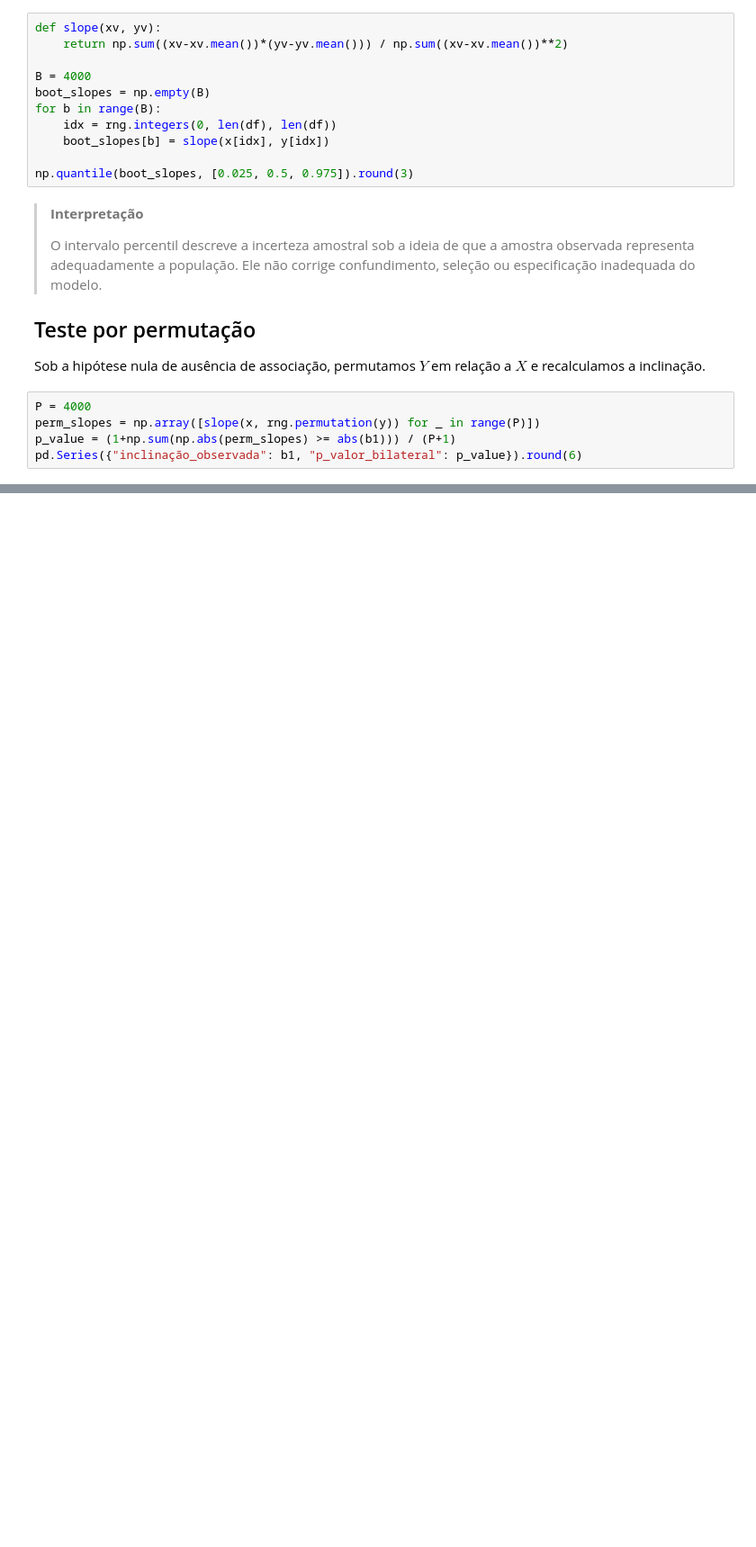
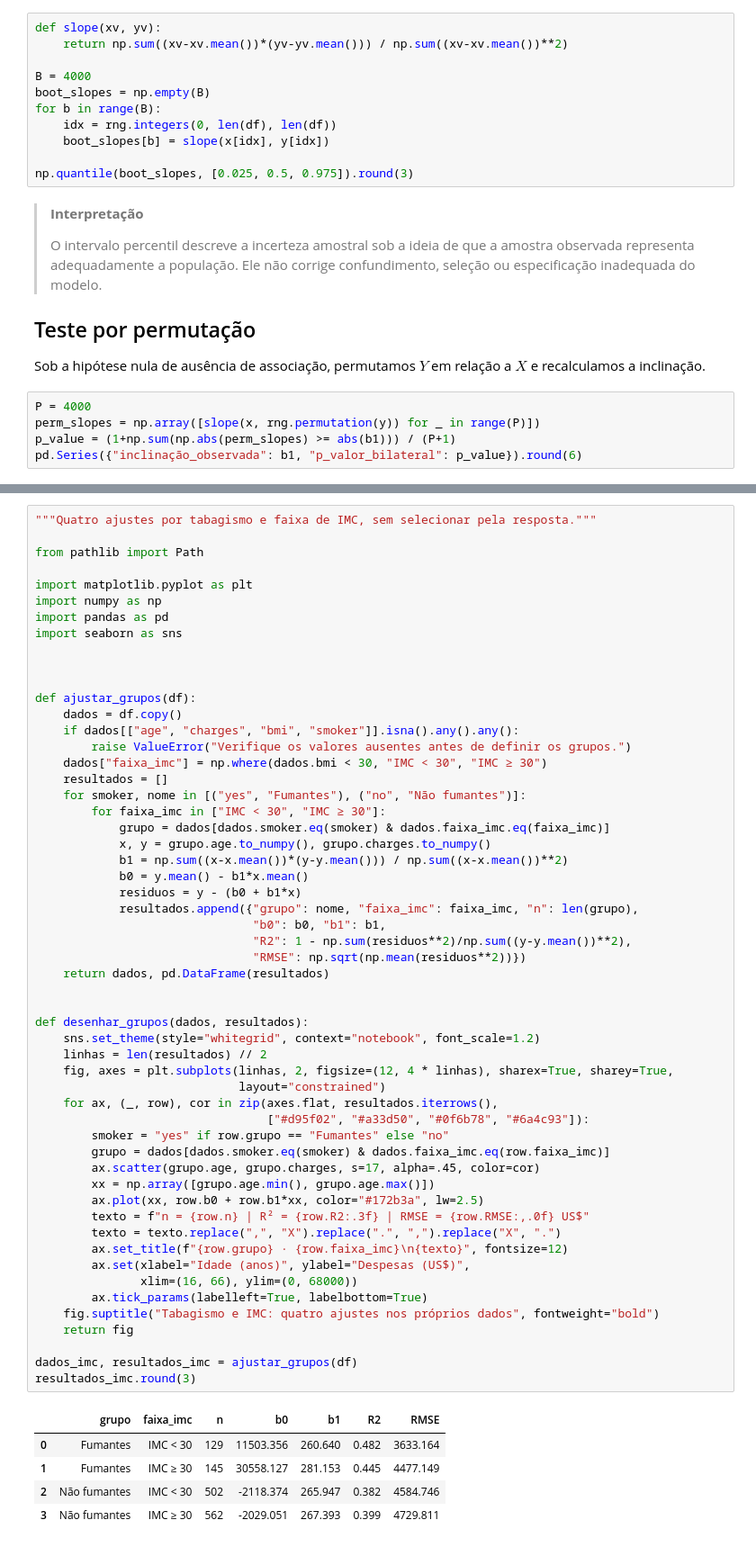
Before and after one commit to heitorramos/icd, a Jupyter notebook: exemplos/17-regressao-linear/notebook-colab.ipynb, the cells around one changed output, grey strips where cells are left out. Shown at 90% size. Saved outputs shown, nothing was run; the diff lists cells and outputs as text; blank space fills up the shorter version.

```diff
--- a/exemplos/17-regressao-linear/notebook-colab.ipynb
+++ b/exemplos/17-regressao-linear/notebook-colab.ipynb
@@ -449,0 +418,61 @@ retomada.
+# %%
+"""Quatro ajustes por tabagismo e faixa de IMC, sem selecionar pela resposta."""
+
+from pathlib import Path
+
+import matplotlib.pyplot as plt
+import numpy as np
+import pandas as pd
+import seaborn as sns
+
+
+
+def ajustar_grupos(df):
+    dados = df.copy()
+    if dados[["age", "charges", "bmi", "smoker"]].isna().any().any():
+        raise ValueError("Verifique os valores ausentes antes de definir os grupos.")
+    dados["faixa_imc"] = np.where(dados.bmi < 30, "IMC < 30", "IMC ≥ 30")
+    resultados = []
+    for smoker, nome in [("yes", "Fumantes"), ("no", "Não fumantes")]:
+        for faixa_imc in ["IMC < 30", "IMC ≥ 30"]:
+            grupo = dados[dados.smoker.eq(smoker) & dados.faixa_imc.eq(faixa_imc)]
+            x, y = grupo.age.to_numpy(), grupo.charges.to_numpy()
+            b1 = np.sum((x-x.mean())*(y-y.mean())) / np.sum((x-x.mean())**2)
+            b0 = y.mean() - b1*x.mean()
+            residuos = y - (b0 + b1*x)
+            resultados.append({"grupo": nome, "faixa_imc": faixa_imc, "n": len(grupo),
+                               "b0": b0, "b1": b1,
+                               "R2": 1 - np.sum(residuos**2)/np.sum((y-y.mean())**2),
+                               "RMSE": np.sqrt(np.mean(residuos**2))})
+    return dados, pd.DataFrame(resultados)
+
+
+def desenhar_grupos(dados, resultados):
+    sns.set_theme(style="whitegrid", context="notebook", font_scale=1.2)
+    linhas = len(resultados) // 2
+    fig, axes = plt.subplots(linhas, 2, figsize=(12, 4 * linhas), sharex=True, sharey=True,
+                             layout="constrained")
+    for ax, (_, row), cor in zip(axes.flat, resultados.iterrows(),
+                                 ["#d95f02", "#a33d50", "#0f6b78", "#6a4c93"]):
+        smoker = "yes" if row.grupo == "Fumantes" else "no"
+        grupo = dados[dados.smoker.eq(smoker) & dados.faixa_imc.eq(row.faixa_imc)]
+        ax.scatter(grupo.age, grupo.charges, s=17, alpha=.45, color=cor)
+        xx = np.array([grupo.age.min(), grupo.age.max()])
+        ax.plot(xx, row.b0 + row.b1*xx, color="#172b3a", lw=2.5)
+        texto = f"n = {row.n} | R² = {row.R2:.3f} | RMSE = {row.RMSE:,.0f} US$"
+        texto = texto.replace(",", "X").replace(".", ",").replace("X", ".")
+        ax.set_title(f"{row.grupo} · {row.faixa_imc}\n{texto}", fontsize=12)
+        ax.set(xlabel="Idade (anos)", ylabel="Despesas (US$)",
+               xlim=(16, 66), ylim=(0, 68000))
+        ax.tick_params(labelleft=True, labelbottom=True)
+    fig.suptitle("Tabagismo e IMC: quatro ajustes nos próprios dados", fontweight="bold")
+    return fig
+
+dados_imc, resultados_imc = ajustar_grupos(df)
+resultados_imc.round(3)
+# %% [output]
+|  | grupo | faixa_imc | n | b0 | b1 | R2 | RMSE |
+| 0 | Fumantes | IMC < 30 | 129 | 11503.356 | 260.640 | 0.482 | 3633.164 |
+| 1 | Fumantes | IMC ≥ 30 | 145 | 30558.127 | 281.153 | 0.445 | 4477.149 |
+| 2 | Não fumantes | IMC < 30 | 502 | -2118.374 | 265.947 | 0.382 | 4584.746 |
+| 3 | Não fumantes | IMC ≥ 30 | 562 | -2029.051 | 267.393 | 0.399 | 4729.811 |
```
Also changed, not shown: parts of 10 cells of this notebook, 10 other files.
